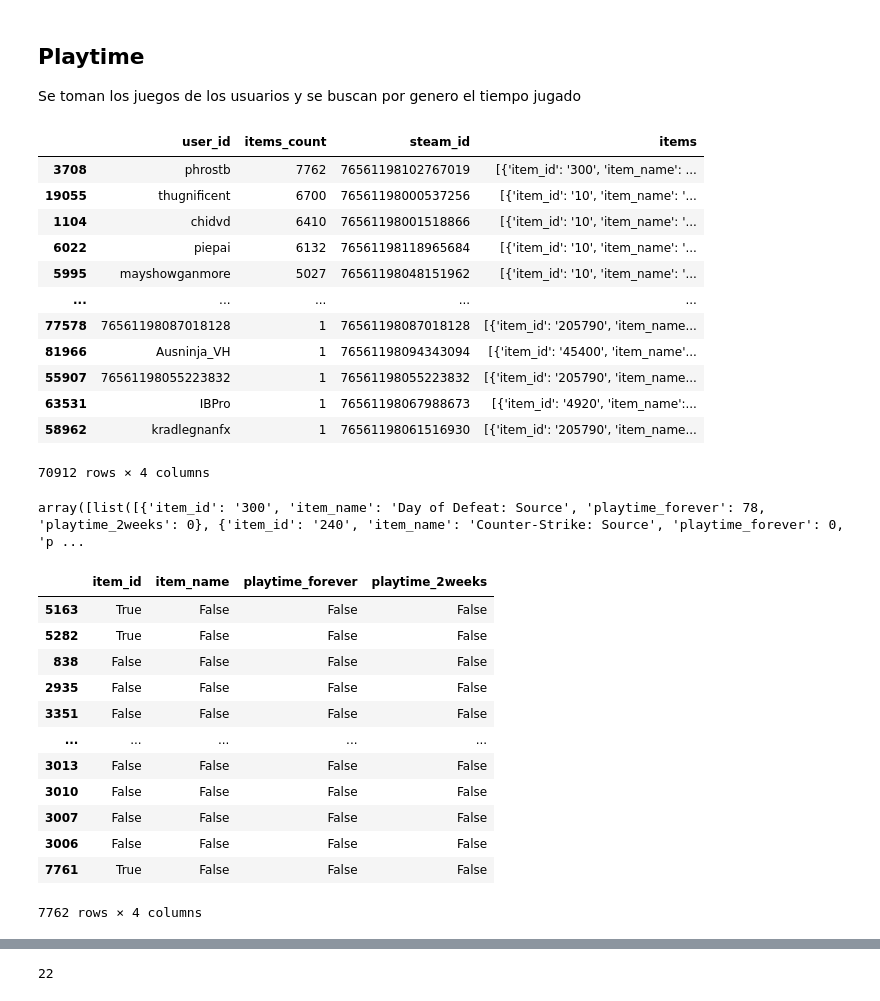
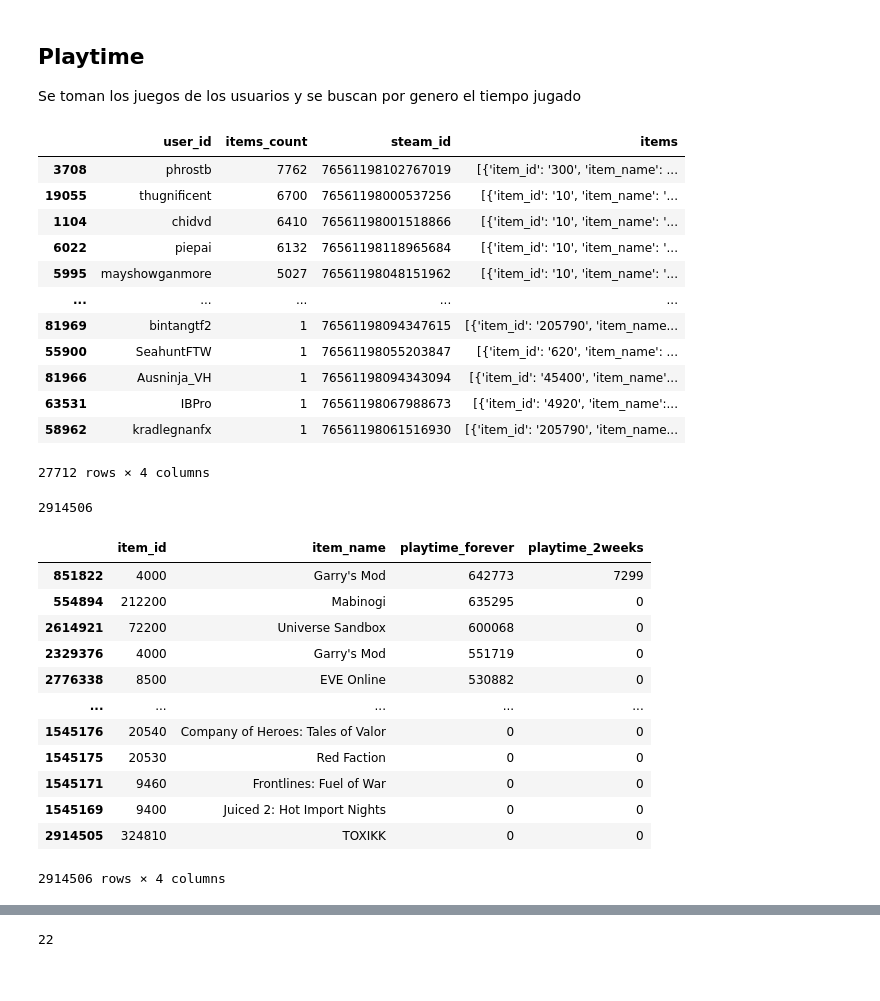
Before and after one commit to jaraycode/steam_games_mlops, a Jupyter notebook: ETL.ipynb, the cells around one changed output, grey strips where cells are left out. Saved outputs shown, nothing was run; the diff lists cells and outputs as text; code cells hidden in the pictures.

```diff
--- a/ETL.ipynb
+++ b/ETL.ipynb
@@ -281,31 +281,36 @@ Se toman los juegos de los usuarios y se buscan por genero el tiempo jugado
 # %%
 with open('Dataset/users_items.json', 'r', encoding='utf-8') as file:
     rows = [literal_eval(row) for row in file.readlines()]
 items = pd.DataFrame(rows)
 items = items.drop(columns=['user_url'])
 items = items[items['items_count'] != 0]
 items = items.sort_values(by='items_count',ascending=False)
 items = items.drop_duplicates(subset=['steam_id','user_id'])
+items = items[items['user_id'] != items['steam_id']] # Los usuarios deben tener un nombre propio, mientras que el id de steam es único de la plataforma
 items
 # Eliminar todos los usuarios que no tengan juegos
 # %% [output]
 |  | user_id | items_count | steam_id | items |
 | 3708 | phrostb | 7762 | 76561198102767019 | [{'item_id': '300', 'item_name': ... |
 | 19055 | thugnificent | 6700 | 76561198000537256 | [{'item_id': '10', 'item_name': '... |
 | 1104 | chidvd | 6410 | 76561198001518866 | [{'item_id': '10', 'item_name': '... |
 | 6022 | piepai | 6132 | 76561198118965684 | [{'item_id': '10', 'item_name': '... |
 | 5995 | mayshowganmore | 5027 | 76561198048151962 | [{'item_id': '10', 'item_name': '... |
 | ... | ... | ... | ... | ... |
-| 77578 | 76561198087018128 | 1 | 76561198087018128 | [{'item_id': '205790', 'item_name... |
+| 81969 | bintangtf2 | 1 | 76561198094347615 | [{'item_id': '205790', 'item_name... |
+| 55900 | SeahuntFTW | 1 | 76561198055203847 | [{'item_id': '620', 'item_name': ... |
 | 81966 | Ausninja_VH | 1 | 76561198094343094 | [{'item_id': '45400', 'item_name'... |
-| 55907 | 76561198055223832 | 1 | 76561198055223832 | [{'item_id': '205790', 'item_name... |
 | 63531 | IBPro | 1 | 76561198067988673 | [{'item_id': '4920', 'item_name':... |
 | 58962 | kradlegnanfx | 1 | 76561198061516930 | [{'item_id': '205790', 'item_name... |
-70912 rows × 4 columns
+27712 rows × 4 columns
-# %%
-items['items'].head(1).values
-# %% [output]
-array([list([{'item_id': '300', 'item_name': 'Day of Defeat: Source', 'playtime_forever': 78, 'playtime_2weeks': 0}, {'item_id': '240', 'item_name': 'Counter-Strike: Source', 'playtime_forever': 0, 'p ...
+# %%
+p = items['items_count'].values
+a = 0
+for x in p:
+    a += x
+print(a)
+# %% [output]
+2914506
 # %%
 items_for_all_users = pd.DataFrame(columns=['item_id', 'item_name','playtime_forever','playtime_2weeks'])
 for u in items['user_id']:
@@ -317,15 +322,15 @@ items_for_all_users = items_for_all_users.sort_values(by='playtime_forever',asce
 items_for_all_users
 # %% [output]
 |  | item_id | item_name | playtime_forever | playtime_2weeks |
-| 5163 | True | False | False | False |
-| 5282 | True | False | False | False |
-| 838 | False | False | False | False |
-| 2935 | False | False | False | False |
-| 3351 | False | False | False | False |
+| 851822 | 4000 | Garry's Mod | 642773 | 7299 |
+| 554894 | 212200 | Mabinogi | 635295 | 0 |
+| 2614921 | 72200 | Universe Sandbox | 600068 | 0 |
+| 2329376 | 4000 | Garry's Mod | 551719 | 0 |
+| 2776338 | 8500 | EVE Online | 530882 | 0 |
 | ... | ... | ... | ... | ... |
-| 3013 | False | False | False | False |
-| 3010 | False | False | False | False |
-| 3007 | False | False | False | False |
-| 3006 | False | False | False | False |
-| 7761 | True | False | False | False |
+| 1545176 | 20540 | Company of Heroes: Tales of Valor | 0 | 0 |
+| 1545175 | 20530 | Red Faction | 0 | 0 |
+| 1545171 | 9460 | Frontlines: Fuel of War | 0 | 0 |
+| 1545169 | 9400 | Juiced 2: Hot Import Nights | 0 | 0 |
+| 2914505 | 324810 | TOXIKK | 0 | 0 |
-7762 rows × 4 columns
+2914506 rows × 4 columns
```
Also changed, not shown: parts of 10 cells of this notebook, 4 other files.
